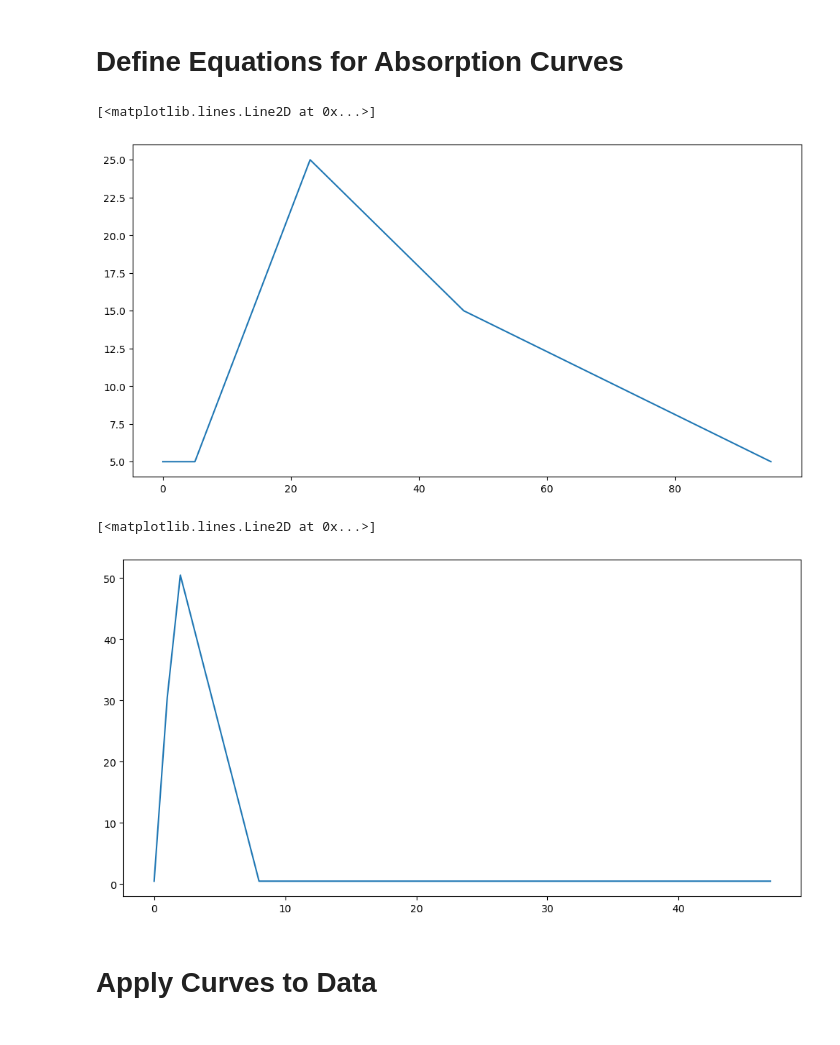
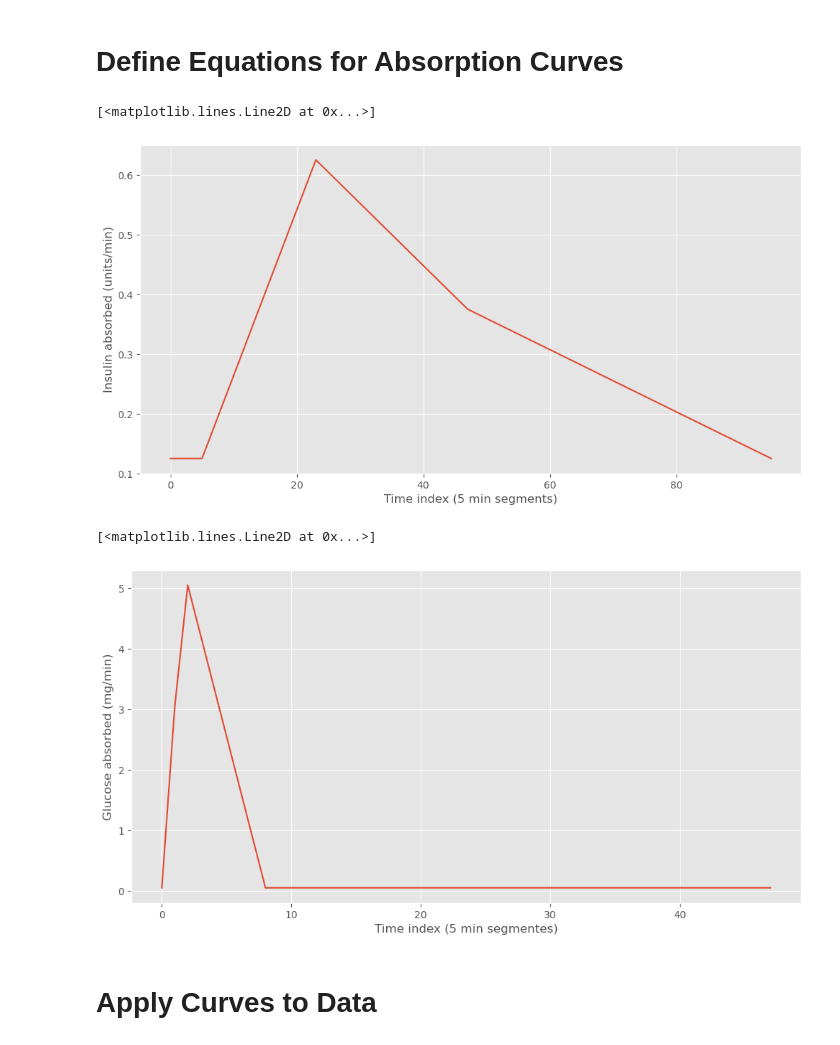
Before and after one commit to Zumbergz/BGLPredictor, a Jupyter notebook: code/DataCleaning.ipynb, the cells around one changed output. Saved outputs shown, nothing was run; the diff lists cells and outputs as text; code cells hidden in the pictures.

```diff
--- a/code/DataCleaning.ipynb
+++ b/code/DataCleaning.ipynb
@@ -8,6 +8,8 @@ import matplotlib.pyplot as plt
 from sklearn.linear_model import Ridge
 
 pd.options.mode.chained_assignment = None
+# %%
+plt.style.use('ggplot')
 # %% [markdown]
 # Read in Data of Interest
 # %%
@@ -111,20 +114,24 @@ def glucose_absorption_curve(size):
 
     return curve_points
 # %%
-insulin_curve = short_acting_insulin_curve(20)
-carbohydrate_curve = glucose_absorption_curve(10)
+insulin_curve = short_acting_insulin_curve(1)
+carbohydrate_curve = glucose_absorption_curve(1)
 # %%
 fig, ax = plt.subplots(figsize=(12,6))
+plt.xlabel("Time index (5 min segments)")
+plt.ylabel("Insulin absorbed (units/min)")
 plt.plot(insulin_curve)
 # %% [output]
 [<matplotlib.lines.Line2D at 0x...>]
-[figure, old version]
+[figure, new version]
 # %%
 fig, ax = plt.subplots(figsize=(12,6))
+plt.xlabel("Time index (5 min segmentes)")
+plt.ylabel("Glucose absorbed (mg/min)")
 plt.plot(carbohydrate_curve)
 # %% [output]
 [<matplotlib.lines.Line2D at 0x...>]
-[figure, old version]
+[figure, new version]
 # %% [markdown]
 # Apply Curves to Data
 # %%
```
Also changed, not shown: parts of 8 cells of this notebook, 37 other files.
